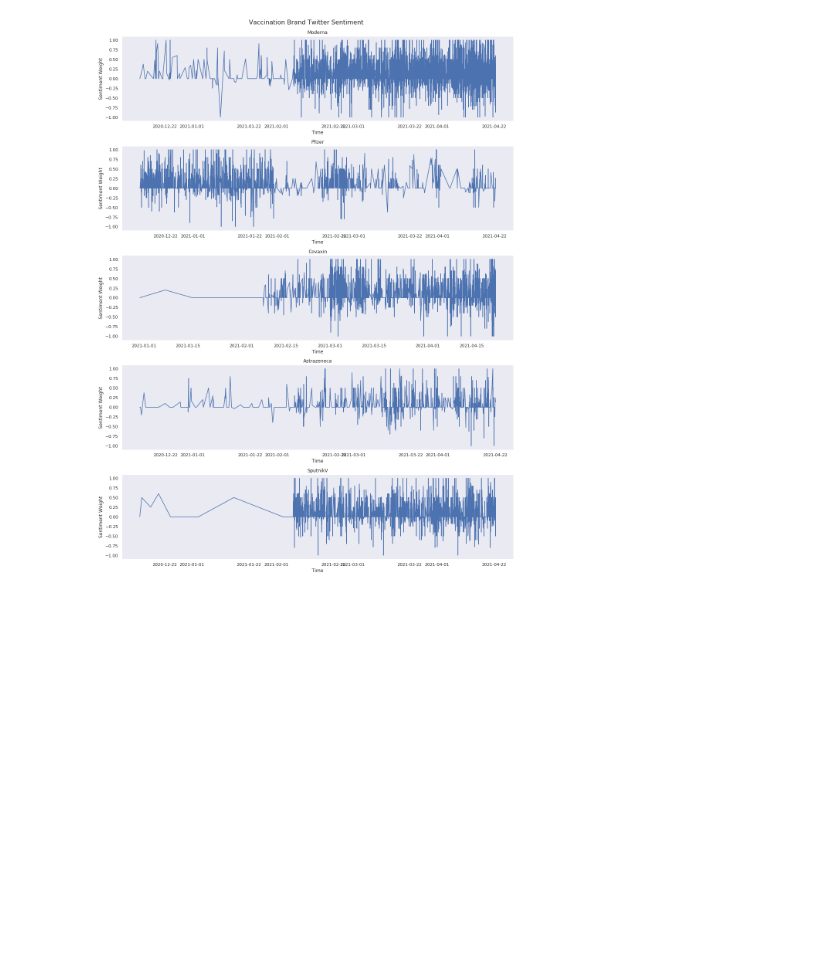
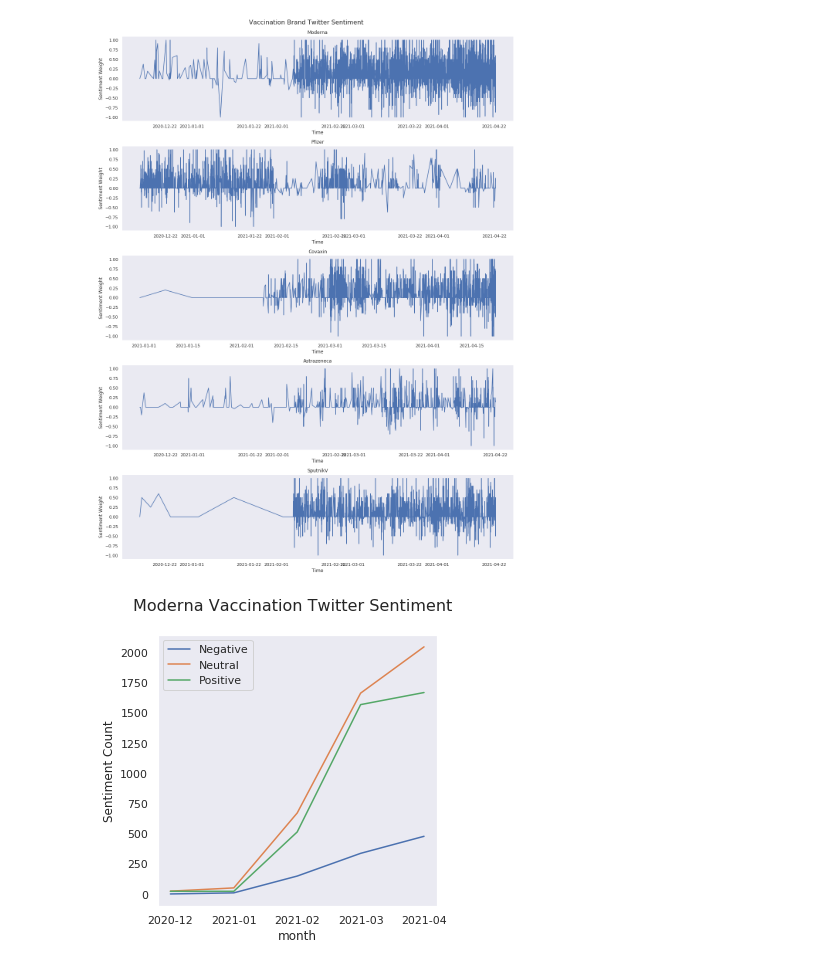
Before and after one commit to Shravya-Uchil/COVID-19-Vaccination-Sentiment-Analysis, a Jupyter notebook: src/sentiment_analysis.ipynb, the cells around one changed output. Cells and saved outputs as stored; diff of their text form; code cells hidden in the pictures; blank space fills up the shorter version.

Commit message:
count based covid19 vaccine twitter analysis

```diff
--- a/src/sentiment_analysis.ipynb
+++ b/src/sentiment_analysis.ipynb
@@ -360,3 +358,39 @@ axs[4].set_ylabel('Sentiment Weight')
 plt.show()
 # %% [output]
 [figure]
+# %%
+def _getMonthWiseCounts(trend_df):
+    year_month_list = ['2020-12', '2021-01', '2021-02', '2021-03', '2021-04']
+    count_df = pd.DataFrame(columns=['textblob_sentiment', 'month', 'count'])
+    for year_month in year_month_list:
+        trend_df_pos = trend_df.loc[trend_df['month_year']  == year_month]
+        trend_df_pos = trend_df_pos.loc[trend_df['textblob_sentiment']  == 'Positive']
+        count_df = count_df.append({'textblob_sentiment': 'Positive', 'month': year_month,
+                                   'count': len(trend_df_pos)}, ignore_index=True)
+
+        trend_df_neg = trend_df.loc[trend_df['month_year']  == year_month]
+        trend_df_neg = trend_df_neg.loc[trend_df['textblob_sentiment']  == 'Negative']
+        count_df = count_df.append({'textblob_sentiment': 'Negative', 'month': year_month,
+                                   'count': len(trend_df_neg)}, ignore_index=True)
+
+        trend_df_neu = trend_df.loc[trend_df['month_year']  == year_month]
+        trend_df_neu = trend_df_neu.loc[trend_df['textblob_sentiment']  == 'Neutral']
+        count_df = count_df.append({'textblob_sentiment': 'Neutral', 'month': year_month,
+                                   'count': len(trend_df_neu)}, ignore_index=True)
+
+    return count_df
+# %%
+moderna_count_df = _getMonthWiseCounts(vacc_moderna_df_sentiment_trend)
+pfizer_count_df = _getMonthWiseCounts(vacc_pfizer_df_sentiment_trend)
+covaxin_count_df = _getMonthWiseCounts(vacc_covaxin_df_sentiment_trend)
+astrazeneca_count_df = _getMonthWiseCounts(vacc_astrazeneca_df_sentiment_trend)
+sputnikV_count_df = _getMonthWiseCounts(vacc_sputnikV_sentiment_trend)
+# %%
+fig, ax = plt.subplots(figsize=(5, 5))
+ax.set_xlabel('Month')
+ax.set_ylabel('Sentiment Count')
+fig.suptitle('Moderna Vaccination Twitter Sentiment', fontsize=16)
+for label, grp in moderna_count_df.groupby('textblob_sentiment'):
+    grp.plot(x = 'month', y = 'count',ax = ax, label = label)
+# %% [output]
+[figure, added]
```
Also changed, not shown: parts of 6 cells of this notebook.
